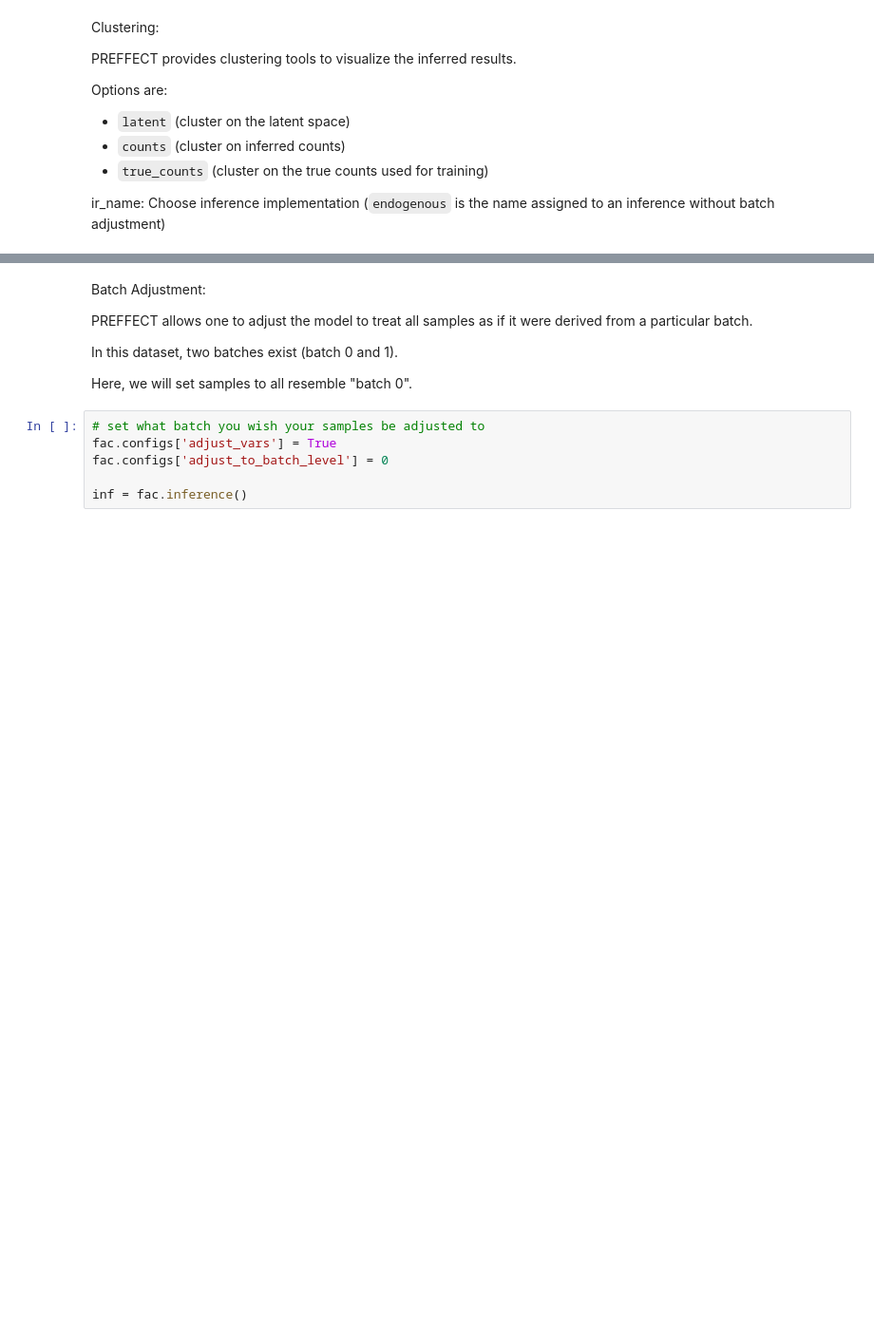
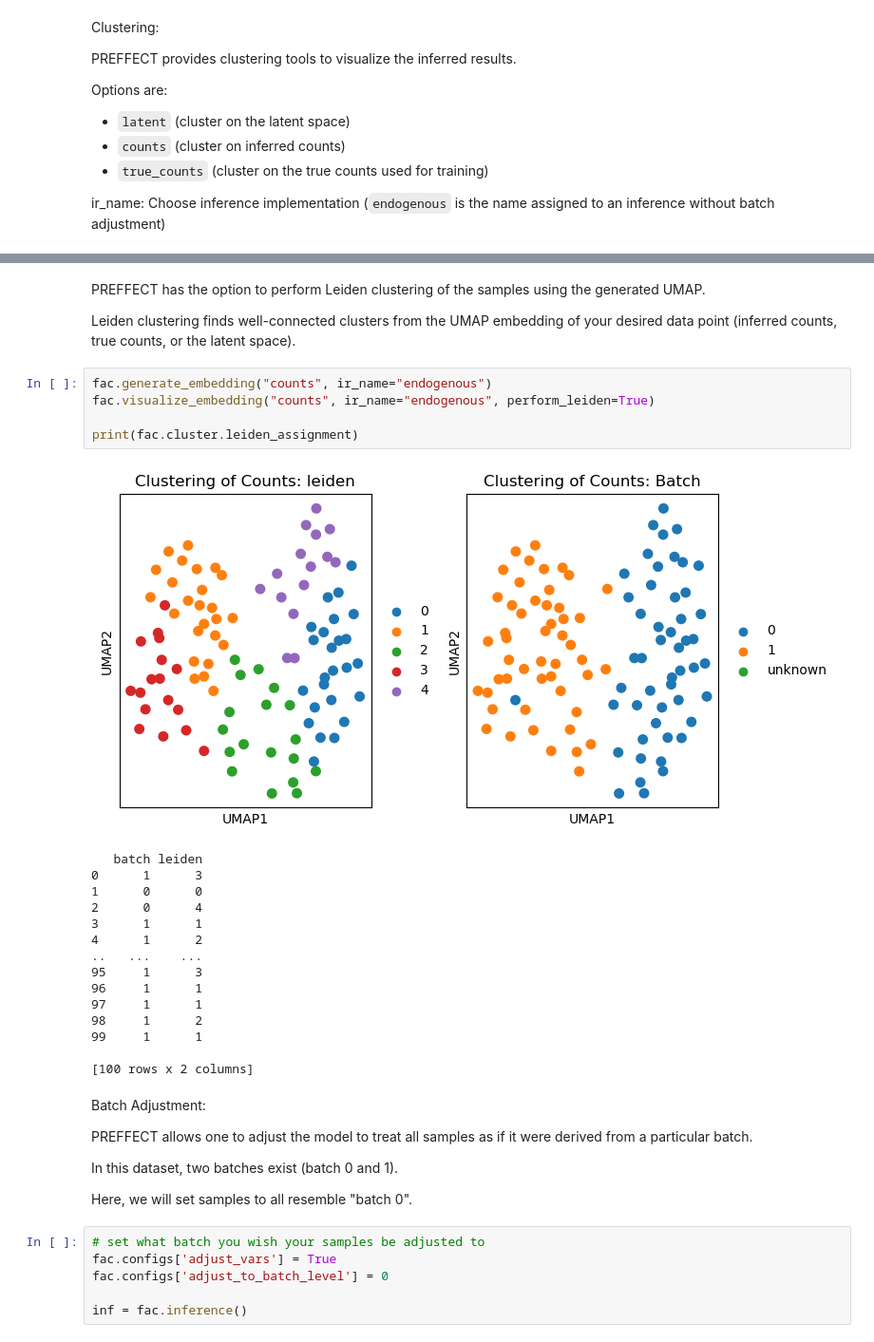
Before and after one commit to hallettmiket/preffect, a Jupyter notebook: vignettes/example_script.ipynb, the cells around one changed output, grey strips where cells are left out. Shown: that part at 95% size. Drawn from its saved outputs; the diff is of its cells as text; blank space fills up the shorter version.

```diff
--- a/vignettes/example_script.ipynb
+++ b/vignettes/example_script.ipynb
@@ -86,3 +79,28 @@ Cluster on: inferred counts
+# %% [markdown]
+PREFFECT has the option to perform Leiden clustering of the samples using the generated UMAP.
+
+Leiden clustering finds well-connected clusters from the UMAP embedding of your desired data point (inferred counts, true counts, or the latent space).
+# %%
+fac.generate_embedding("counts", ir_name="endogenous")
+fac.visualize_embedding("counts", ir_name="endogenous", perform_leiden=True)
+
+print(fac.cluster.leiden_assignment)
+# %% [output]
+[figure, added]
+   batch leiden
+0      1      3
+1      0      0
+2      0      4
+3      1      1
+4      1      2
+..   ...    ...
+95     1      3
+96     1      1
+97     1      1
+98     1      2
+99     1      1
+
+[100 rows x 2 columns]
 # %% [markdown]
 Batch Adjustment:
 
```
Also changed, not shown: parts of 9 cells of this notebook, 3 other files.
